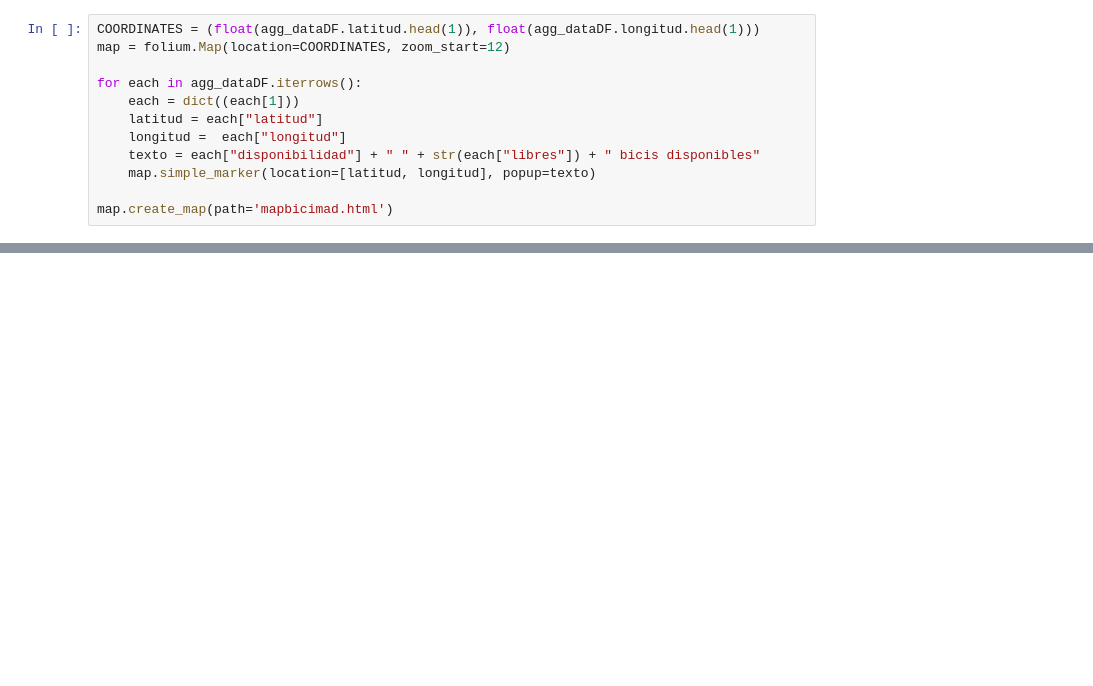
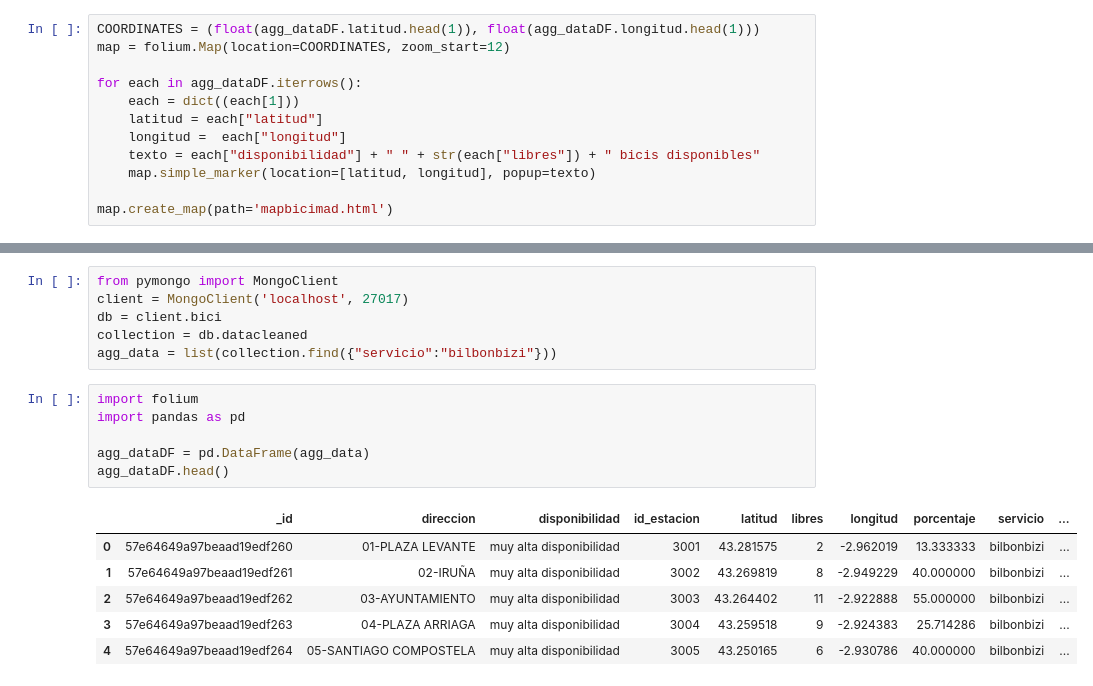
Before and after one commit to intiveda/casopracticounir, a Jupyter notebook: dataploting_leaflet.ipynb, the cells around one changed output, grey strips where cells are left out. Saved outputs shown, nothing was run; the diff lists cells and outputs as text; blank space fills up the shorter version.

```diff
--- a/dataploting_leaflet.ipynb
+++ b/dataploting_leaflet.ipynb
@@ -68,0 +72,19 @@ map.create_map(path='mapbicimad.html')
+# %%
+from pymongo import MongoClient
+client = MongoClient('localhost', 27017)
+db = client.bici
+collection = db.datacleaned
+agg_data = list(collection.find({"servicio":"bilbonbizi"}))
+# %%
+import folium
+import pandas as pd
+
+agg_dataDF = pd.DataFrame(agg_data)
+agg_dataDF.head()
+# %% [output]
+|  | _id | direccion | disponibilidad | id_estacion | latitud | libres | longitud | porcentaje | servicio | ... |
+| 0 | 57e64649a97beaad19edf260 | 01-PLAZA LEVANTE | muy alta disponibilidad | 3001 | 43.281575 | 2 | -2.962019 | 13.333333 | bilbonbizi | ... |
+| 1 | 57e64649a97beaad19edf261 | 02-IRUÑA | muy alta disponibilidad | 3002 | 43.269819 | 8 | -2.949229 | 40.000000 | bilbonbizi | ... |
+| 2 | 57e64649a97beaad19edf262 | 03-AYUNTAMIENTO | muy alta disponibilidad | 3003 | 43.264402 | 11 | -2.922888 | 55.000000 | bilbonbizi | ... |
+| 3 | 57e64649a97beaad19edf263 | 04-PLAZA ARRIAGA | muy alta disponibilidad | 3004 | 43.259518 | 9 | -2.924383 | 25.714286 | bilbonbizi | ... |
+| 4 | 57e64649a97beaad19edf264 | 05-SANTIAGO COMPOSTELA | muy alta disponibilidad | 3005 | 43.250165 | 6 | -2.930786 | 40.000000 | bilbonbizi | ... |
```
Also changed, not shown: parts of 4 cells of this notebook, 1 other file.
